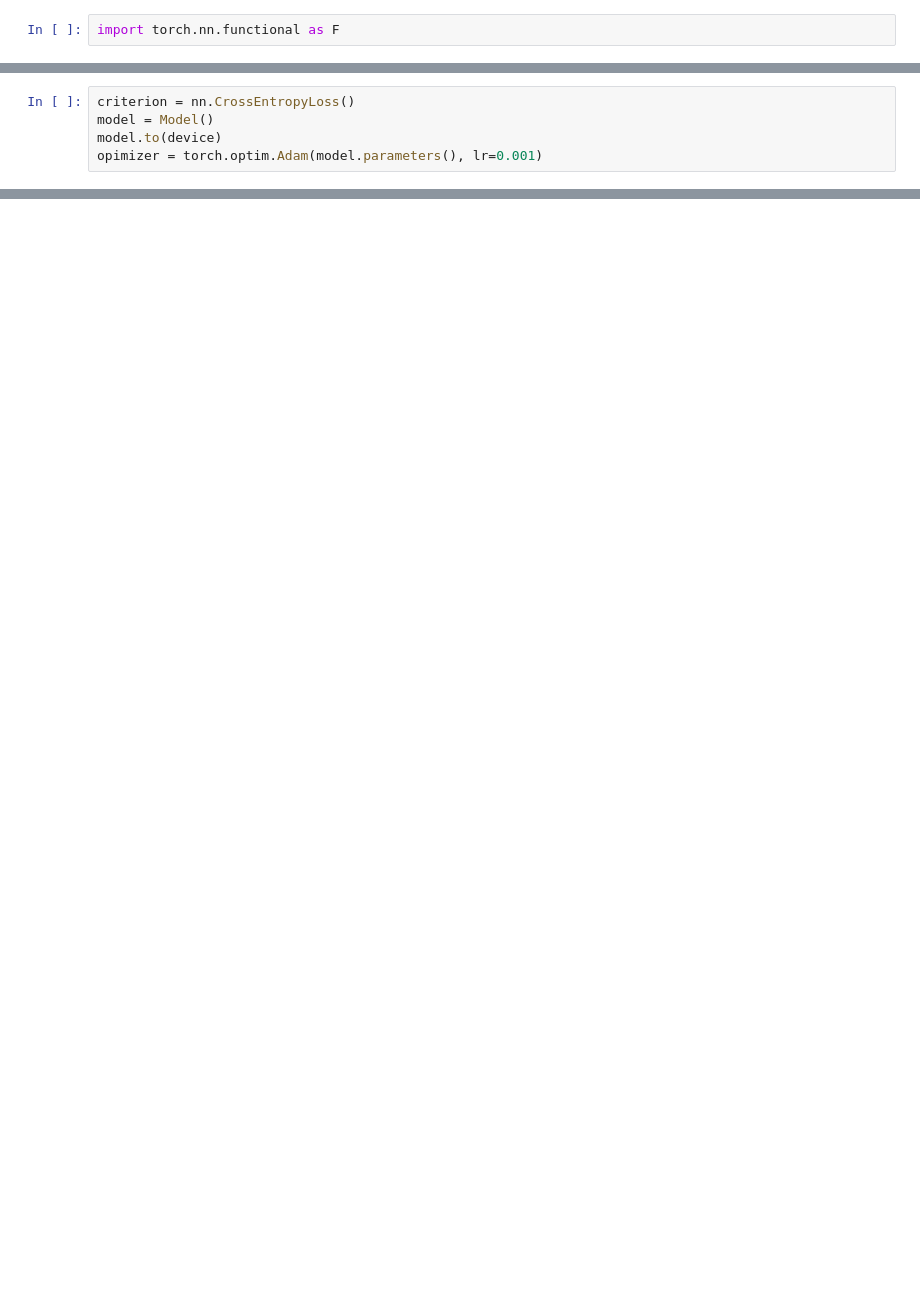
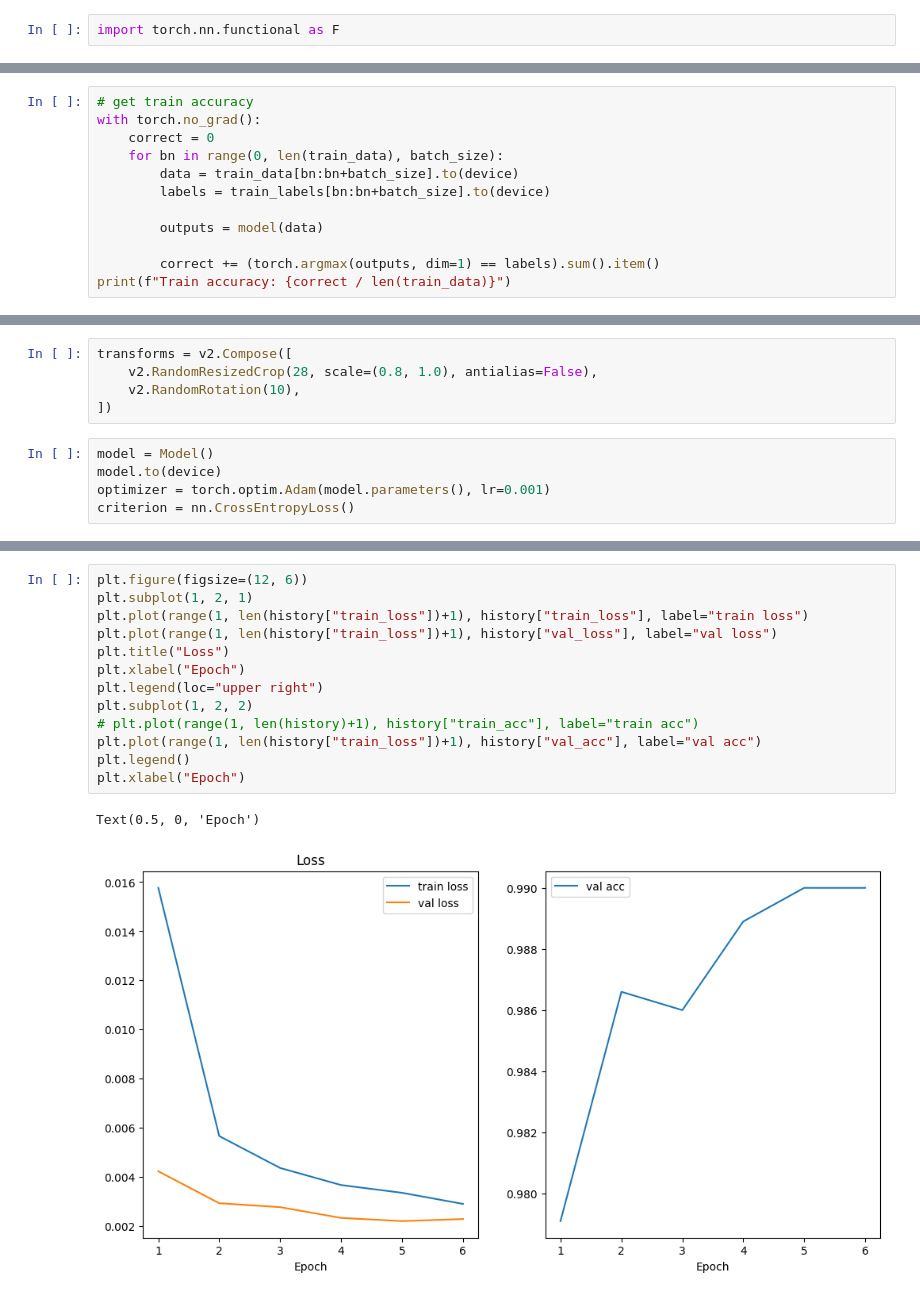
Before and after one commit to sudo-Cthulhufhtagn/DL_HW3_CONV, a Jupyter notebook: test.ipynb, the cells around one changed output, grey strips where cells are left out. Cells and saved outputs as stored; diff of their text form; blank space fills up the shorter version.

```diff
--- a/test.ipynb
+++ b/test.ipynb
@@ -60,0 +164,12 @@ device = torch.device("cuda:0" if torch.cuda.is_available() else "cpu")
+# %%
+# get train accuracy
+with torch.no_grad():
+    correct = 0
+    for bn in range(0, len(train_data), batch_size):
+        data = train_data[bn:bn+batch_size].to(device)
+        labels = train_labels[bn:bn+batch_size].to(device)
+
+        outputs = model(data)
+
+        correct += (torch.argmax(outputs, dim=1) == labels).sum().item()
+print(f"Train accuracy: {correct / len(train_data)}")
@@ -61,5 +218,10 @@ device = torch.device("cuda:0" if torch.cuda.is_available() else "cpu")
+# %%
+transforms = v2.Compose([
+    v2.RandomResizedCrop(28, scale=(0.8, 1.0), antialias=False),
+    v2.RandomRotation(10),
+])
 # %%
-criterion = nn.CrossEntropyLoss()
 model = Model()
 model.to(device)
-opimizer = torch.optim.Adam(model.parameters(), lr=0.001)
+optimizer = torch.optim.Adam(model.parameters(), lr=0.001)
+criterion = nn.CrossEntropyLoss()
@@ -76,0 +298,16 @@ for epoch in range(10):
+# %%
+plt.figure(figsize=(12, 6))
+plt.subplot(1, 2, 1)
+plt.plot(range(1, len(history["train_loss"])+1), history["train_loss"], label="train loss")
+plt.plot(range(1, len(history["train_loss"])+1), history["val_loss"], label="val loss")
+plt.title("Loss")
+plt.xlabel("Epoch")
+plt.legend(loc="upper right")
+plt.subplot(1, 2, 2)
+# plt.plot(range(1, len(history)+1), history["train_acc"], label="train acc")
+plt.plot(range(1, len(history["train_loss"])+1), history["val_acc"], label="val acc")
+plt.legend()
+plt.xlabel("Epoch")
+# %% [output]
+Text(0.5, 0, 'Epoch')
+[figure, added]
```
Also changed, not shown: parts of 71 cells of this notebook.
